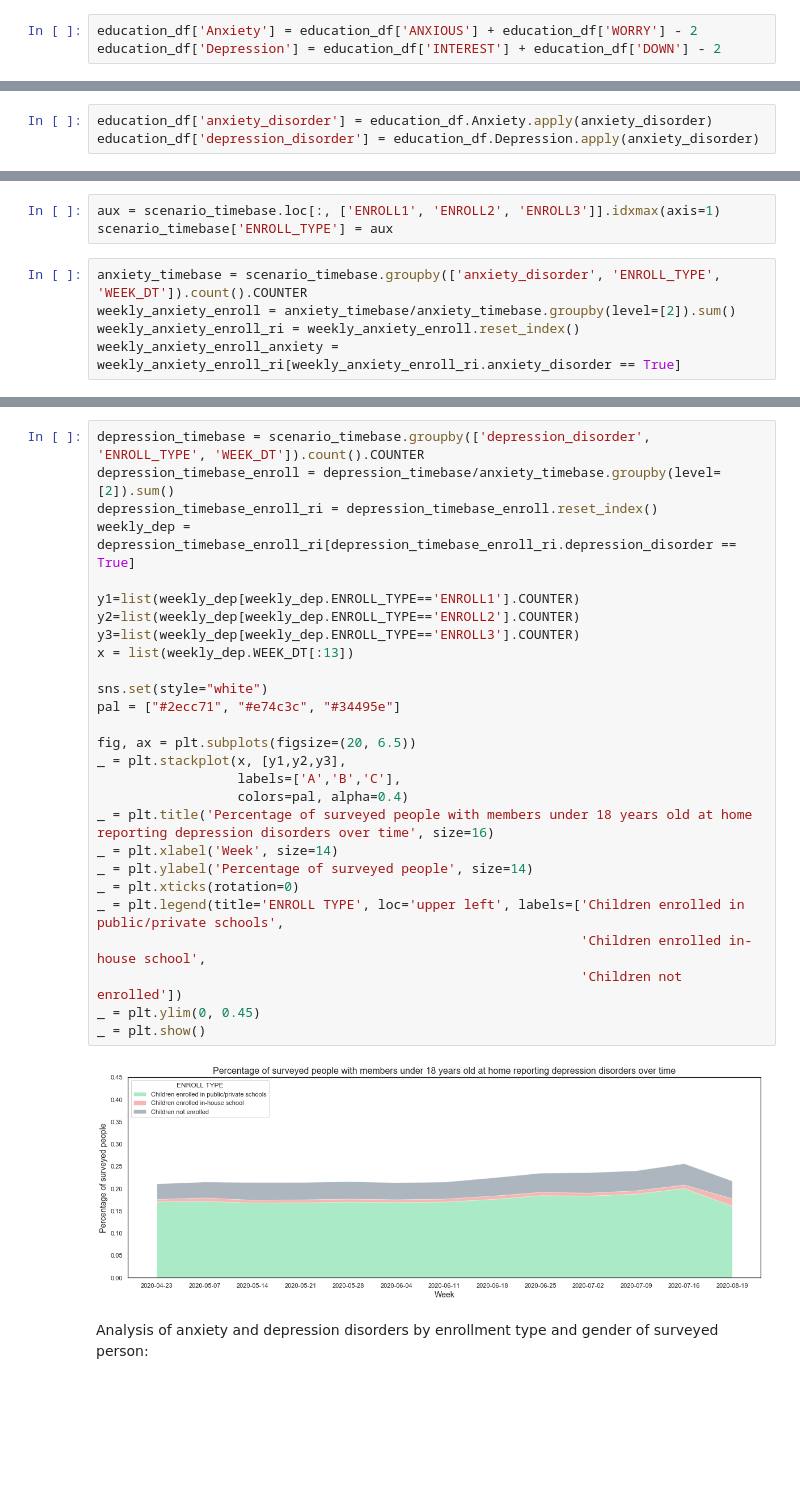
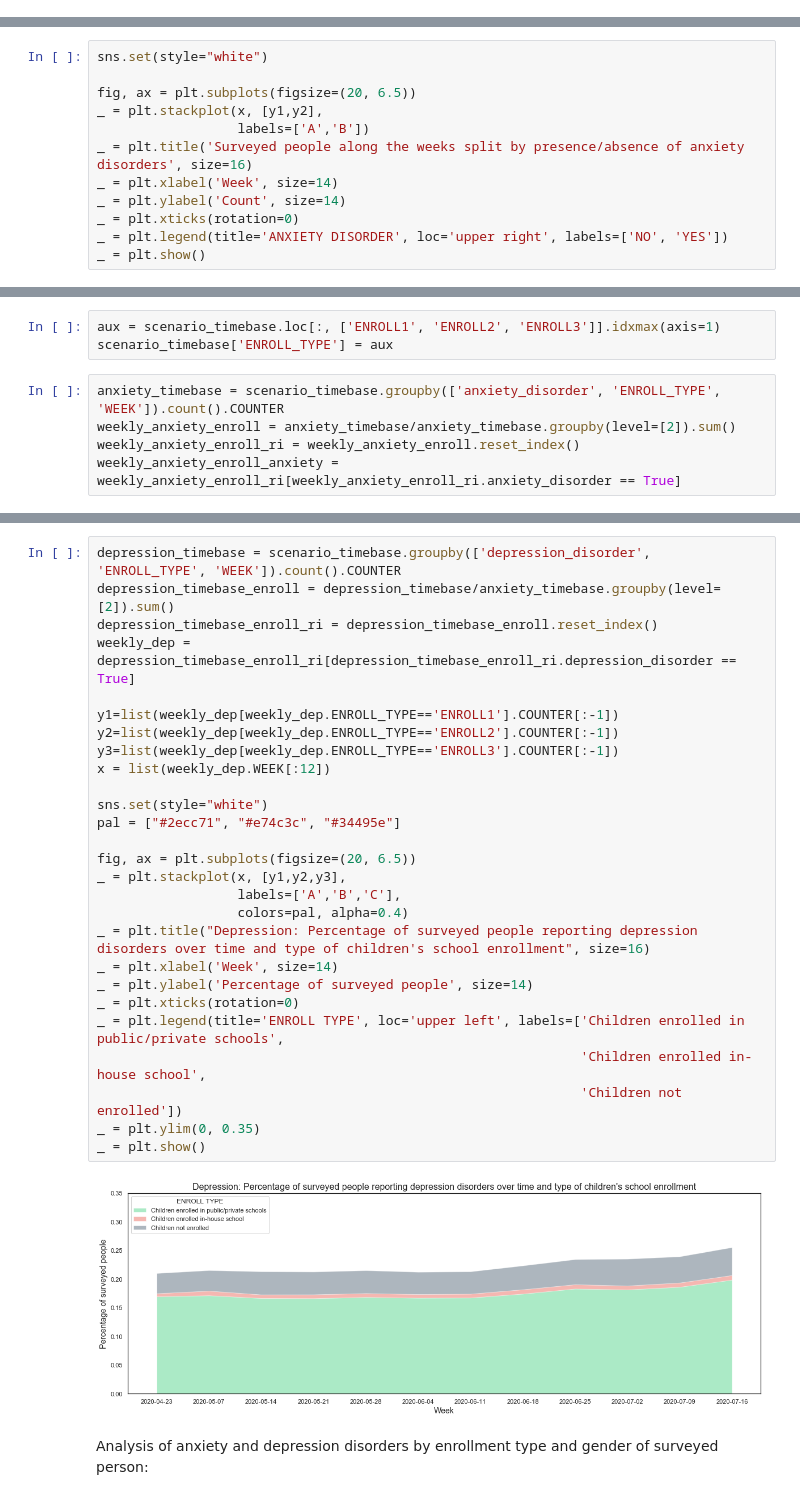
Before and after one commit to evdelph/DS4A-Women-Summit, a Jupyter notebook: notebooks/EDA_daniela.ipynb, the cells around one changed output, grey strips where cells are left out. Cells and saved outputs as stored; diff of their text form; blank space fills up the shorter version.

```diff
--- a/notebooks/EDA_daniela.ipynb
+++ b/notebooks/EDA_daniela.ipynb
@@ -99,3 +61,0 @@ education_df.reset_index(inplace=True, drop=True)
-# %%
-education_df['Anxiety'] = education_df['ANXIOUS'] + education_df['WORRY'] - 2
-education_df['Depression'] = education_df['INTEREST'] + education_df['DOWN'] - 2
@@ -112,3 +61,0 @@ def depression_disorder(depression_score):
-# %%
-education_df['anxiety_disorder'] = education_df.Anxiety.apply(anxiety_disorder)
-education_df['depression_disorder'] = education_df.Depression.apply(anxiety_disorder)
@@ -114,0 +89,12 @@ education_df['depression_disorder'] = education_df.Depression.apply(anxiety_diso
+# %%
+sns.set(style="white")
+
+fig, ax = plt.subplots(figsize=(20, 6.5))
+_ = plt.stackplot(x, [y1,y2],
+                  labels=['A','B'])
+_ = plt.title('Surveyed people along the weeks split by presence/absence of anxiety disorders', size=16)
+_ = plt.xlabel('Week', size=14)
+_ = plt.ylabel('Count', size=14)
+_ = plt.xticks(rotation=0)
+_ = plt.legend(title='ANXIETY DISORDER', loc='upper right', labels=['NO', 'YES'])
+_ = plt.show()
@@ -309,7 +494,7 @@ scenario_timebase = education_df[(education_df.THHLD_NUMKID > 0)].reset_index()
 aux = scenario_timebase.loc[:, ['ENROLL1', 'ENROLL2', 'ENROLL3']].idxmax(axis=1)
 scenario_timebase['ENROLL_TYPE'] = aux
 # %%
-anxiety_timebase = scenario_timebase.groupby(['anxiety_disorder', 'ENROLL_TYPE', 'WEEK_DT']).count().COUNTER
+anxiety_timebase = scenario_timebase.groupby(['anxiety_disorder', 'ENROLL_TYPE', 'WEEK']).count().COUNTER
 weekly_anxiety_enroll = anxiety_timebase/anxiety_timebase.groupby(level=[2]).sum()
 weekly_anxiety_enroll_ri = weekly_anxiety_enroll.reset_index()
 weekly_anxiety_enroll_anxiety = weekly_anxiety_enroll_ri[weekly_anxiety_enroll_ri.anxiety_disorder == True]
@@ -340,32 +525,32 @@ _ = plt.show()
 # %%
-depression_timebase = scenario_timebase.groupby(['depression_disorder', 'ENROLL_TYPE', 'WEEK_DT']).count().COUNTER
+depression_timebase = scenario_timebase.groupby(['depression_disorder', 'ENROLL_TYPE', 'WEEK']).count().COUNTER
 depression_timebase_enroll = depression_timebase/anxiety_timebase.groupby(level=[2]).sum()
 depression_timebase_enroll_ri = depression_timebase_enroll.reset_index()
 weekly_dep = depression_timebase_enroll_ri[depression_timebase_enroll_ri.depression_disorder == True]
 
-y1=list(weekly_dep[weekly_dep.ENROLL_TYPE=='ENROLL1'].COUNTER)
-y2=list(weekly_dep[weekly_dep.ENROLL_TYPE=='ENROLL2'].COUNTER)
-y3=list(weekly_dep[weekly_dep.ENROLL_TYPE=='ENROLL3'].COUNTER)
-x = list(weekly_dep.WEEK_DT[:13])
+y1=list(weekly_dep[weekly_dep.ENROLL_TYPE=='ENROLL1'].COUNTER[:-1])
+y2=list(weekly_dep[weekly_dep.ENROLL_TYPE=='ENROLL2'].COUNTER[:-1])
+y3=list(weekly_dep[weekly_dep.ENROLL_TYPE=='ENROLL3'].COUNTER[:-1])
+x = list(weekly_dep.WEEK[:12])
 
 sns.set(style="white")
 pal = ["#2ecc71", "#e74c3c", "#34495e"]
 
 fig, ax = plt.subplots(figsize=(20, 6.5))
 _ = plt.stackplot(x, [y1,y2,y3],
                   labels=['A','B','C'],
                   colors=pal, alpha=0.4)
-_ = plt.title('Percentage of surveyed people with members under 18 years old at home reporting depression disorders over time', size=16)
+_ = plt.title("Depression: Percentage of surveyed people reporting depression disorders over time and type of children's school enrollment", size=16)
 _ = plt.xlabel('Week', size=14)
 _ = plt.ylabel('Percentage of surveyed people', size=14)
 _ = plt.xticks(rotation=0)
 _ = plt.legend(title='ENROLL TYPE', loc='upper left', labels=['Children enrolled in public/private schools',
                                                               'Children enrolled in-house school',
                                                               'Children not enrolled'])
-_ = plt.ylim(0, 0.45)
+_ = plt.ylim(0, 0.35)
 _ = plt.show()
 # %% [output]
-[figure, old version]
+[figure, new version]
 # %% [markdown]
 Analysis of anxiety and depression disorders by enrollment type and gender of surveyed person:
 # %%
```
Also changed, not shown: parts of 142 cells of this notebook.
